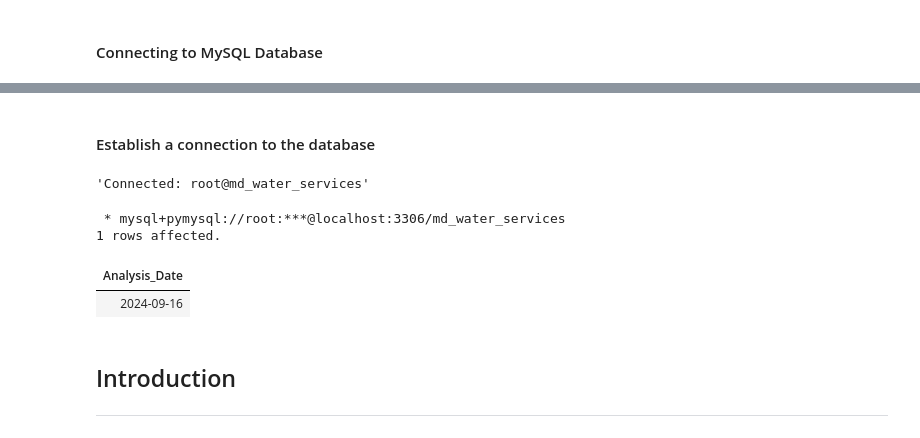
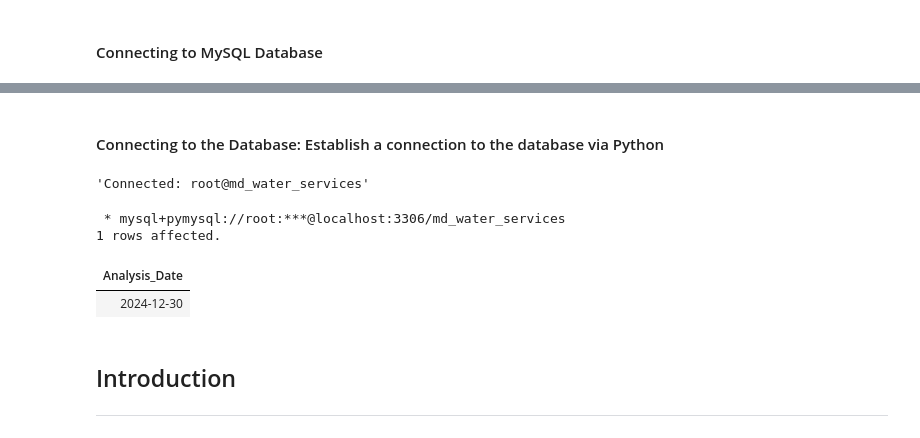
Before and after one commit to DNMalavi/SQL_Project, a Jupyter notebook: SQL_Maji_Ndogo_Project.ipynb, the cells around one changed output, grey strips where cells are left out. Drawn from its saved outputs; the diff is of its cells as text; code cells hidden in the pictures.

```diff
--- a/SQL_Maji_Ndogo_Project.ipynb
+++ b/SQL_Maji_Ndogo_Project.ipynb
@@ -37,3 +30,3 @@
 # %% [markdown]
-#### Establish a connection to the database
+#### Connecting to the Database: Establish a connection to the database via Python
 # %%
@@ -43,12 +42,13 @@
 # %%
 %%sql
+-- Test the connecion by running a simple query
 SELECT
     CURRENT_DATE() as Analysis_Date;
 # %% [output]
  * mysql+pymysql://root:***@localhost:3306/md_water_services
 1 rows affected.
 | Analysis_Date |
-| 2024-09-16 |
+| 2024-12-30 |
 # %% [markdown]
 ## Introduction
 -------------------------------------------------------------------------------------------------------------------------------------------------------
```
Also changed, not shown: parts of 23 cells of this notebook, 6 other files.
